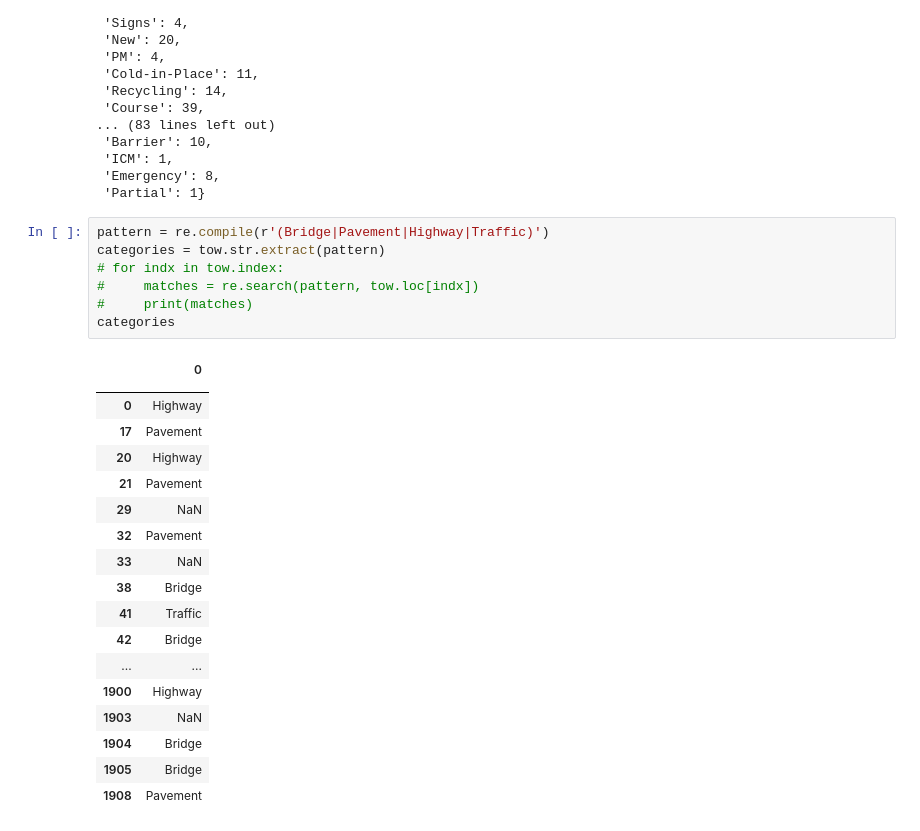
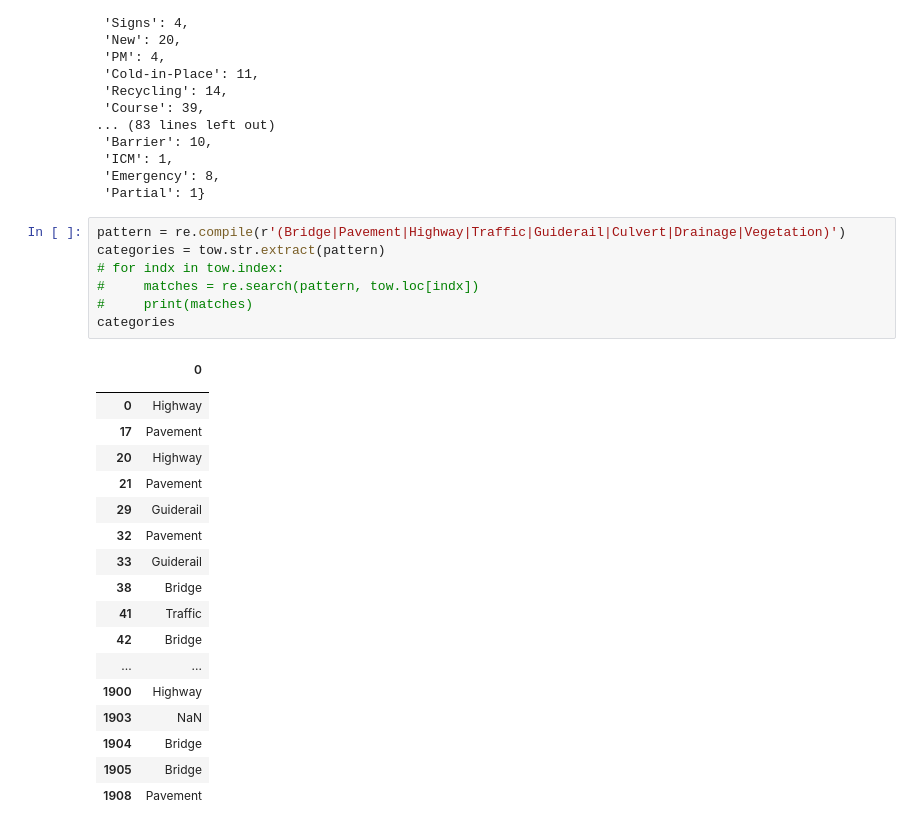
Before and after one commit to AVelaryon/GIS-Exploration, a Jupyter notebook: GISPRoj.ipynb, the cells around one changed output. Cells and saved outputs as stored; diff of their text form.

Commit message:
Finalized Categories: Bridge|Pavement|Highway|Traffic|Guiderail|Culvert|Drainage|Vegetation|Other

```diff
--- a/GISPRoj.ipynb
+++ b/GISPRoj.ipynb
@@ -410,22 +410,22 @@ num_of_appearance.
  'Emergency': 8,
  'Partial': 1}
 # %%
-pattern = re.compile(r'(Bridge|Pavement|Highway|Traffic)')
+pattern = re.compile(r'(Bridge|Pavement|Highway|Traffic|Guiderail|Culvert|Drainage|Vegetation)')
 categories = tow.str.extract(pattern)
 # for indx in tow.index:
 #     matches = re.search(pattern, tow.loc[indx])
 #     print(matches)
 categories
 # %% [output]
 |  | 0 |
 |  |  |
 | 0 | Highway |
 | 17 | Pavement |
 | 20 | Highway |
 | 21 | Pavement |
-| 29 | NaN |
+| 29 | Guiderail |
 | 32 | Pavement |
-| 33 | NaN |
+| 33 | Guiderail |
 | 38 | Bridge |
 | 41 | Traffic |
 | 42 | Bridge |
```
Also changed, not shown: parts of 2 cells of this notebook.
